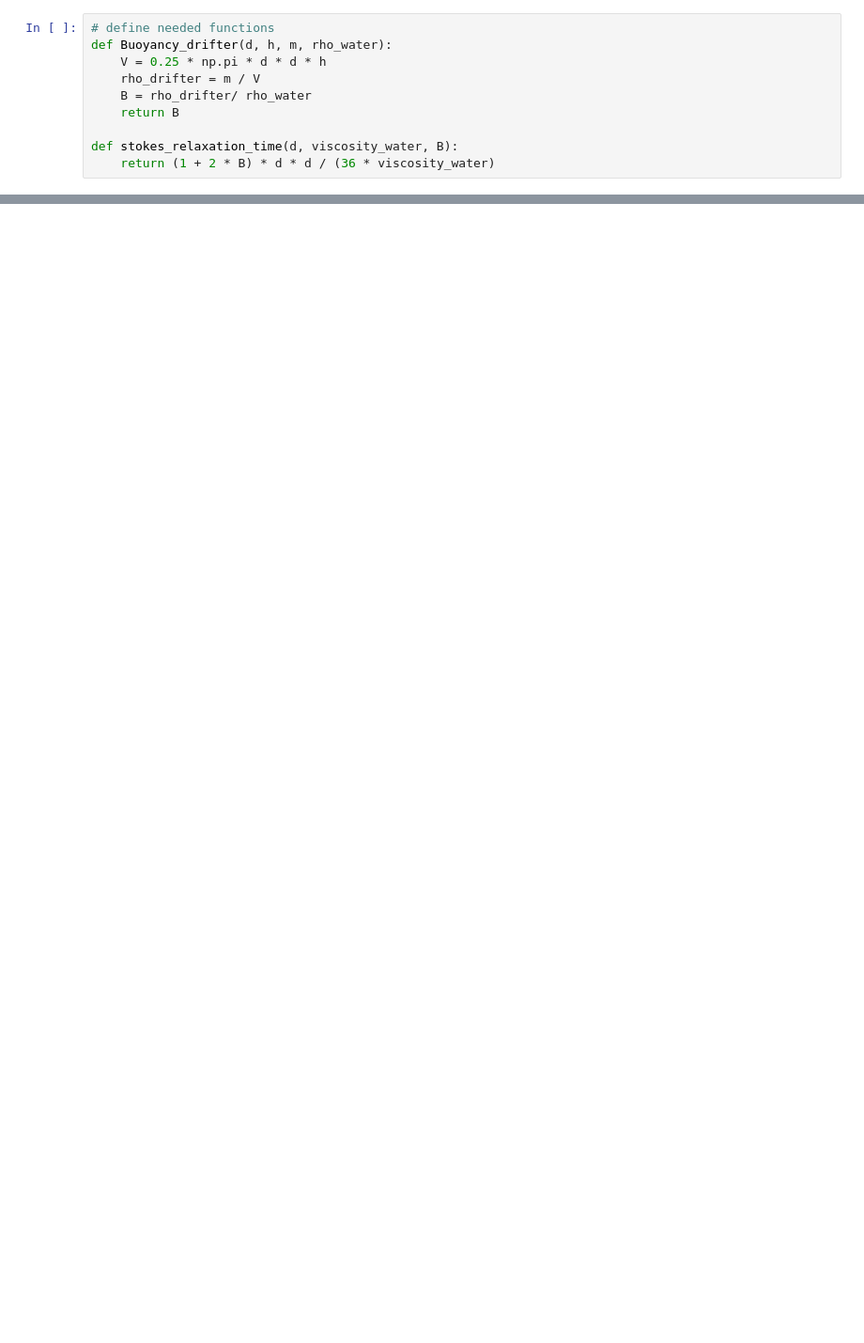
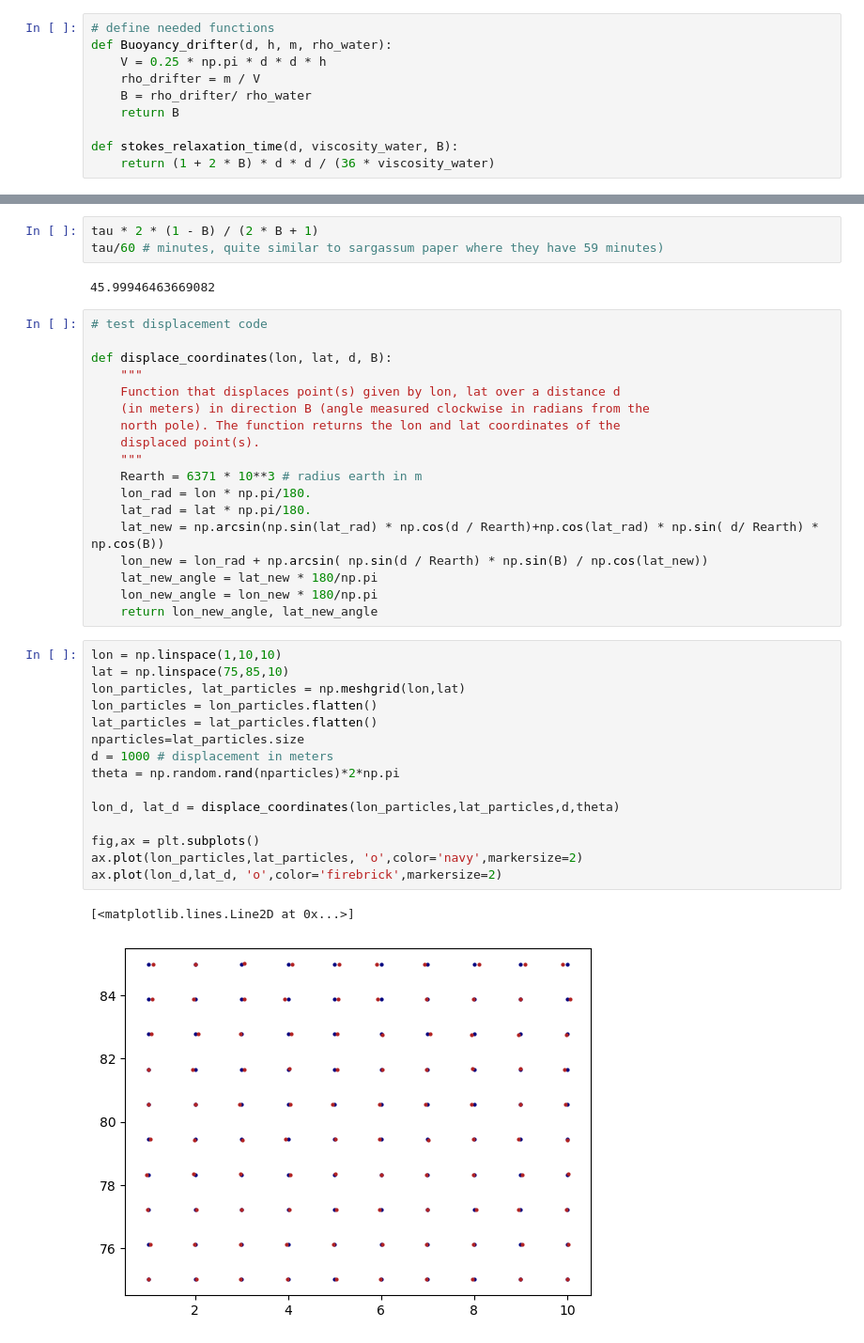
Before and after one commit to Parcels-code/Maxey_Riley_advection, a Jupyter notebook: simulations/stokes_drifters_settings.ipynb, the cells around one changed output, grey strips where cells are left out. Shown at 94% size. Saved outputs shown, nothing was run; the diff lists cells and outputs as text; blank space fills up the shorter version.

```diff
--- a/simulations/stokes_drifters_settings.ipynb
+++ b/simulations/stokes_drifters_settings.ipynb
@@ -29,0 +36,41 @@ tau = 2.69
+# %%
+tau * 2 * (1 - B) / (2 * B + 1)
+tau/60 # minutes, quite similar to sargassum paper where they have 59 minutes)
+# %% [output]
+45.99946463669082
+# %%
+# test displacement code
+
+def displace_coordinates(lon, lat, d, B):
+    """
+    Function that displaces point(s) given by lon, lat over a distance d
+    (in meters) in direction B (angle measured clockwise in radians from the
+    north pole). The function returns the lon and lat coordinates of the
+    displaced point(s).
+    """
+    Rearth = 6371 * 10**3 # radius earth in m
+    lon_rad = lon * np.pi/180.
+    lat_rad = lat * np.pi/180.
+    lat_new = np.arcsin(np.sin(lat_rad) * np.cos(d / Rearth)+np.cos(lat_rad) * np.sin( d/ Rearth) * np.cos(B))
+    lon_new = lon_rad + np.arcsin( np.sin(d / Rearth) * np.sin(B) / np.cos(lat_new))
+    lat_new_angle = lat_new * 180/np.pi
+    lon_new_angle = lon_new * 180/np.pi
+    return lon_new_angle, lat_new_angle
+# %%
+lon = np.linspace(1,10,10)
+lat = np.linspace(75,85,10)
+lon_particles, lat_particles = np.meshgrid(lon,lat)
+lon_particles = lon_particles.flatten()
+lat_particles = lat_particles.flatten()
+nparticles=lat_particles.size
+d = 1000 # displacement in meters
+theta = np.random.rand(nparticles)*2*np.pi
+
+lon_d, lat_d = displace_coordinates(lon_particles,lat_particles,d,theta)
+
+fig,ax = plt.subplots()
+ax.plot(lon_particles,lat_particles, 'o',color='navy',markersize=2)
+ax.plot(lon_d,lat_d, 'o',color='firebrick',markersize=2)
+# %% [output]
+[<matplotlib.lines.Line2D at 0x...>]
+[figure, added]
```
Also changed, not shown: parts of 4 cells of this notebook.
